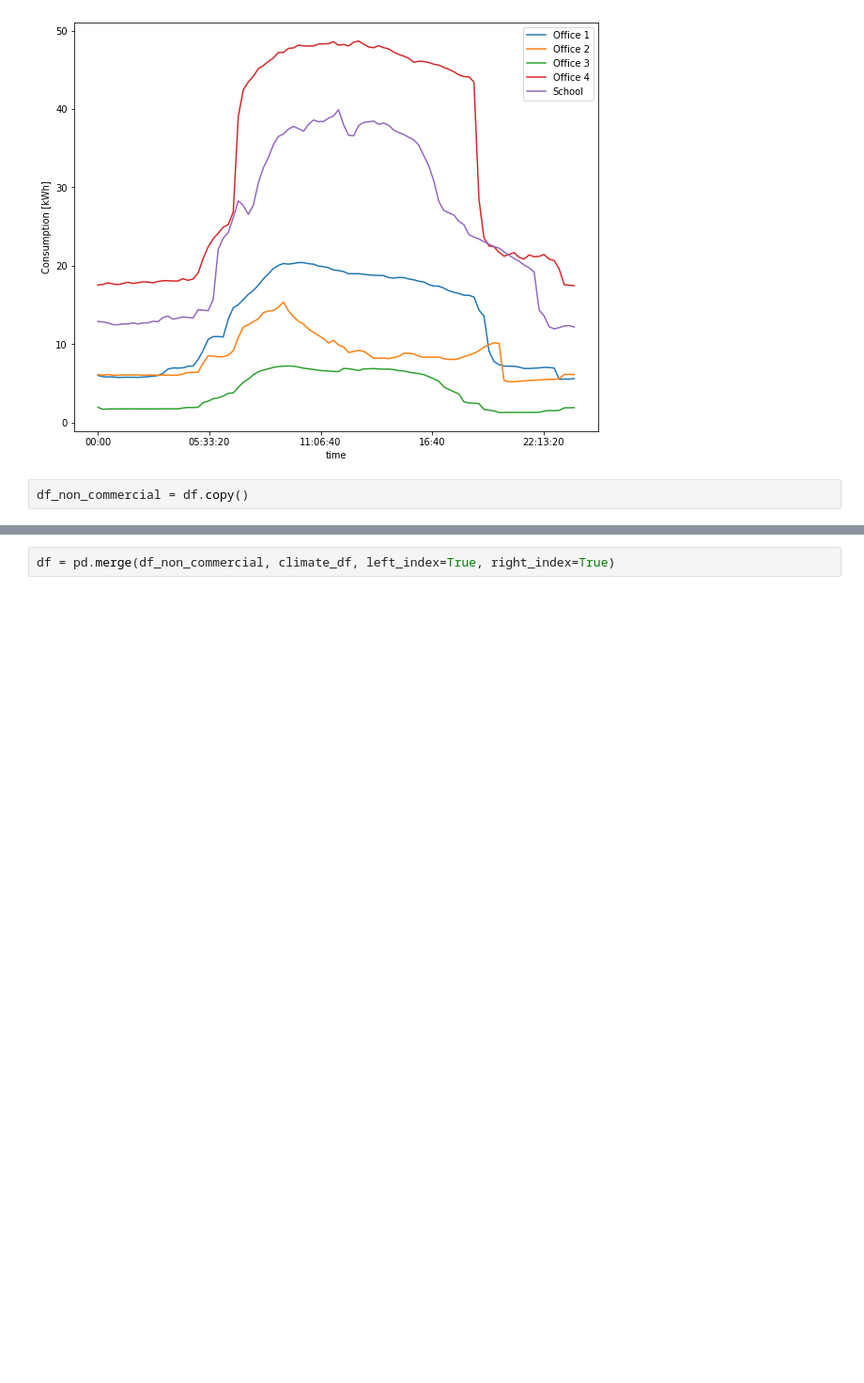
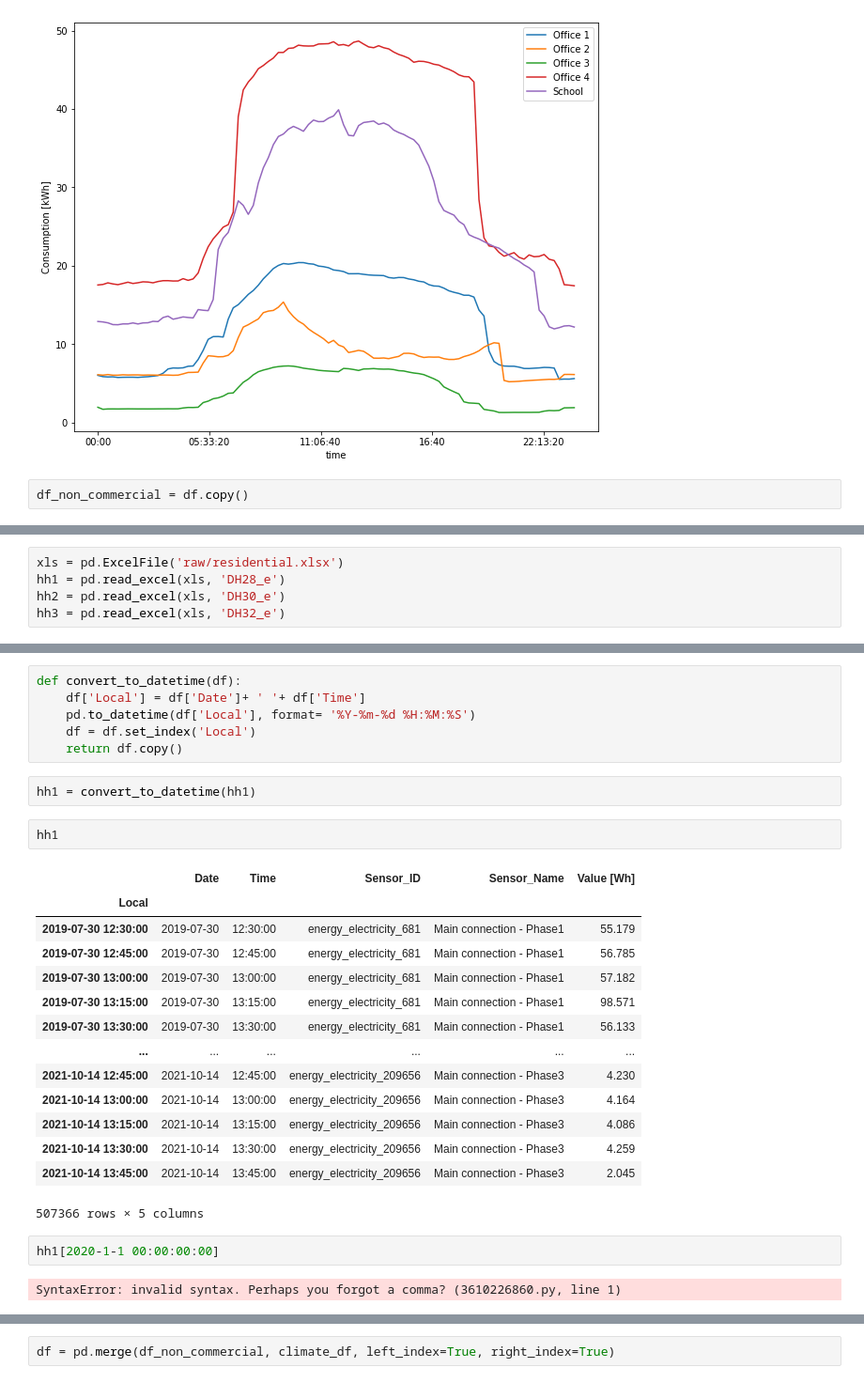
Before and after one commit to SoniAnmol/Modelling-Dutch-Energy-Communities, a Jupyter notebook: data/data_cleaning.ipynb, the cells around one changed output, grey strips where cells are left out. Shown: that part at 94% size. Cells and saved outputs as stored; diff of their text form; blank space fills up the shorter version.

Commit message:
included residential data

```diff
--- a/data/data_cleaning.ipynb
+++ b/data/data_cleaning.ipynb
@@ -184,0 +187,5 @@ df_non_commercial = df.copy()
+# %%
+xls = pd.ExcelFile('raw/residential.xlsx')
+hh1 = pd.read_excel(xls, 'DH28_e')
+hh2 = pd.read_excel(xls, 'DH30_e')
+hh3 = pd.read_excel(xls, 'DH32_e')
@@ -184,0 +208,29 @@ df_non_commercial = df.copy()
+# %%
+def convert_to_datetime(df):
+    df['Local'] = df['Date']+ ' '+ df['Time']
+    pd.to_datetime(df['Local'], format= '%Y-%m-%d %H:%M:%S')
+    df = df.set_index('Local')
+    return df.copy()
+# %%
+hh1 = convert_to_datetime(hh1)
+# %%
+hh1
+# %% [output]
+|  | Date | Time | Sensor_ID | Sensor_Name | Value [Wh] |
+| Local |  |  |  |  |  |
+| 2019-07-30 12:30:00 | 2019-07-30 | 12:30:00 | energy_electricity_681 | Main connection - Phase1 | 55.179 |
+| 2019-07-30 12:45:00 | 2019-07-30 | 12:45:00 | energy_electricity_681 | Main connection - Phase1 | 56.785 |
+| 2019-07-30 13:00:00 | 2019-07-30 | 13:00:00 | energy_electricity_681 | Main connection - Phase1 | 57.182 |
+| 2019-07-30 13:15:00 | 2019-07-30 | 13:15:00 | energy_electricity_681 | Main connection - Phase1 | 98.571 |
+| 2019-07-30 13:30:00 | 2019-07-30 | 13:30:00 | energy_electricity_681 | Main connection - Phase1 | 56.133 |
+| ... | ... | ... | ... | ... | ... |
+| 2021-10-14 12:45:00 | 2021-10-14 | 12:45:00 | energy_electricity_209656 | Main connection - Phase3 | 4.230 |
+| 2021-10-14 13:00:00 | 2021-10-14 | 13:00:00 | energy_electricity_209656 | Main connection - Phase3 | 4.164 |
+| 2021-10-14 13:15:00 | 2021-10-14 | 13:15:00 | energy_electricity_209656 | Main connection - Phase3 | 4.086 |
+| 2021-10-14 13:30:00 | 2021-10-14 | 13:30:00 | energy_electricity_209656 | Main connection - Phase3 | 4.259 |
+| 2021-10-14 13:45:00 | 2021-10-14 | 13:45:00 | energy_electricity_209656 | Main connection - Phase3 | 2.045 |
+507366 rows × 5 columns
+# %%
+hh1[2020-1-1 00:00:00:00]
+# %% [output]
+SyntaxError: invalid syntax. Perhaps you forgot a comma? (3610226860.py, line 1)
```
Also changed, not shown: parts of 5 cells of this notebook, 1 other file.
